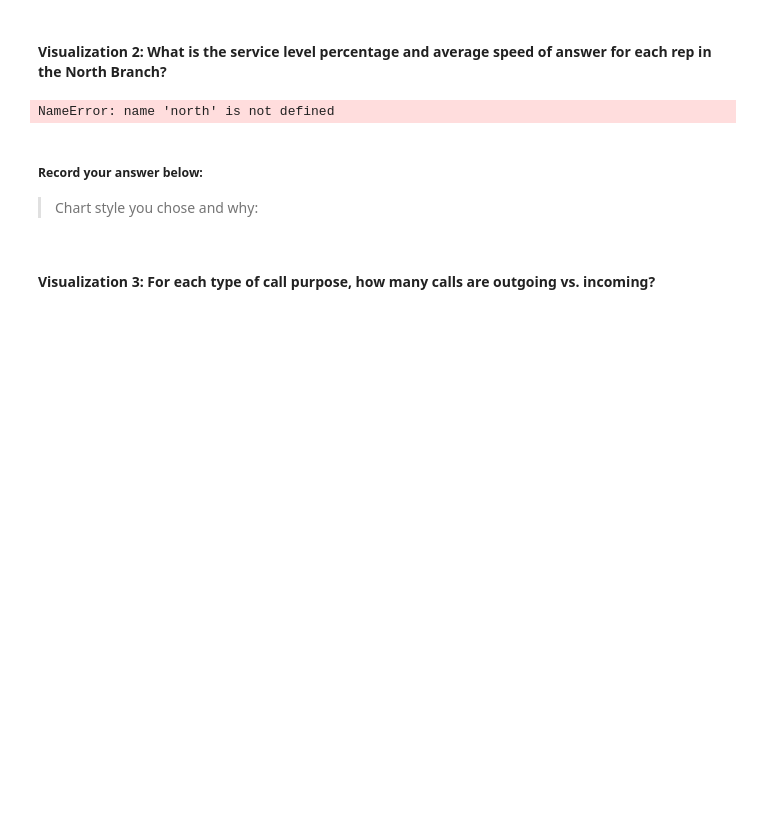
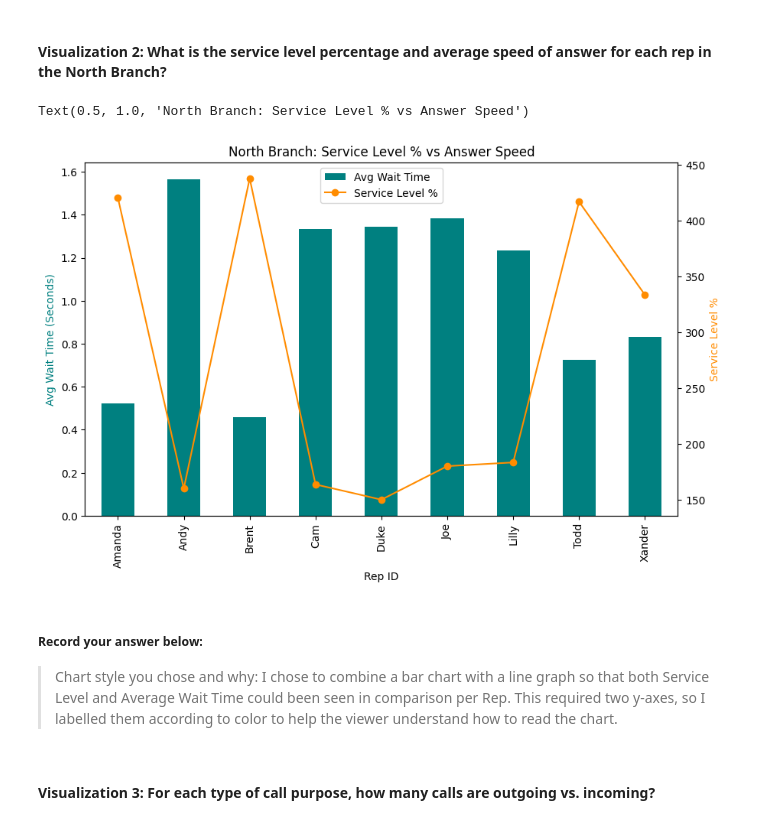
Before and after one commit to alexburchardt/call-center-cleanup-assignment, a Jupyter notebook: Call_Center_Cleanup.ipynb, the cells around one changed output. Saved outputs shown, nothing was run; the diff lists cells and outputs as text; code cells hidden in the pictures; blank space fills up the shorter version.

```diff
--- a/Call_Center_Cleanup.ipynb
+++ b/Call_Center_Cleanup.ipynb
@@ -449,35 +461,47 @@ for i in range(4):
 # %%
 # Create visualization 2 here
 # north_plt contains the data you need for the average speed of answer of each rep
 
-north_plt = north.groupby("Rep ID")["Incoming Wait Time"].mean().to_frame().reset_index()
+north_plt = northdf.groupby("Rep ID")["Incoming Wait Time"].mean().to_frame().reset_index()
 
 # Finding each Rep's Personal Service Level Percentage.  Basically, Calls within 2 secs / total calls
 
 # Table 1: Total Incoming calls less than 2 seconds grouped by Rep
-quick_calls = north[north["Incoming Wait Time"] <= 2.0]
+quick_calls = northdf[northdf["Incoming Wait Time"] <= 2.0]
 quick_reps = quick_calls[["Rep ID", "Calls"]]
 quick_stats = quick_reps.groupby(["Rep ID"]).sum()  # Final Table
 
 
 # Table 2: Total Incoming Calls Only grouped by Rep
-total_calls_in = north[north["Incoming or Outgoing"] == "Incoming"]
+total_calls_in = northdf[northdf["Incoming or Outgoing"] == "Incoming"]
 rep_calls = total_calls_in[["Rep ID", "Calls"]]
 total_stats = rep_calls.groupby(["Rep ID"]).sum() # Final Table
 
 #  Table 3: Service Level Percentage created via merge
 service_level = pd.merge(quick_stats, total_stats, on="Rep ID")
 
 # Create Percentage Column in Table 3
 service_level["Service Level %"] = service_level["Calls_x"]/service_level["Calls_y"] * 100
 
 #Your Code Here:
+service_level=service_level.reset_index()
+north_plt=north_plt.reset_index()
+ax=north_plt.plot.bar(x='Rep ID', y='Incoming Wait Time', color='teal', figsize=(10,6), label='Avg Wait Time', legend=False)
+ax2=ax.twinx()
+service_level.plot(kind='line',x='Rep ID', y='Service Level %', color='darkorange', marker='o', ax=ax2, label='Service Level %')
+lines,labels=ax.get_legend_handles_labels()
+lines2,labels2=ax2.get_legend_handles_labels()
+ax2.legend(lines + lines2, labels + labels2, loc='upper center')
+ax.set_ylabel('Avg Wait Time (Seconds)', color='teal')
+ax2.set_ylabel('Service Level %', color='darkorange')
+plt.title('North Branch: Service Level % vs Answer Speed')
 # %% [output]
-NameError: name 'north' is not defined
+Text(0.5, 1.0, 'North Branch: Service Level % vs Answer Speed')
+[figure, added]
 # %% [markdown]
 ##### Record your answer below:
 
-> Chart style you chose and why:
+> Chart style you chose and why: I chose to combine a bar chart with a line graph so that both Service Level and Average Wait Time could been seen in comparison per Rep. This required two y-axes, so I labelled them according to color to help the viewer understand how to read the chart.
 # %% [markdown]
 #### Visualization 3: For each type of call purpose, how many calls are outgoing vs. incoming?
 # %%
```
Also changed, not shown: parts of 9 cells of this notebook.
